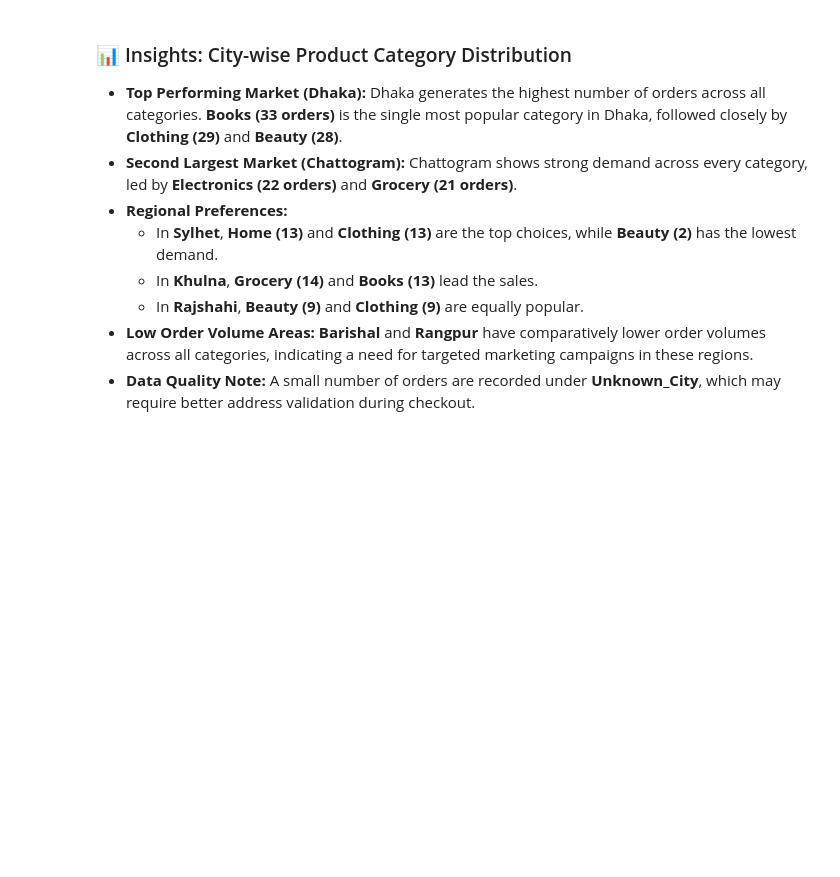
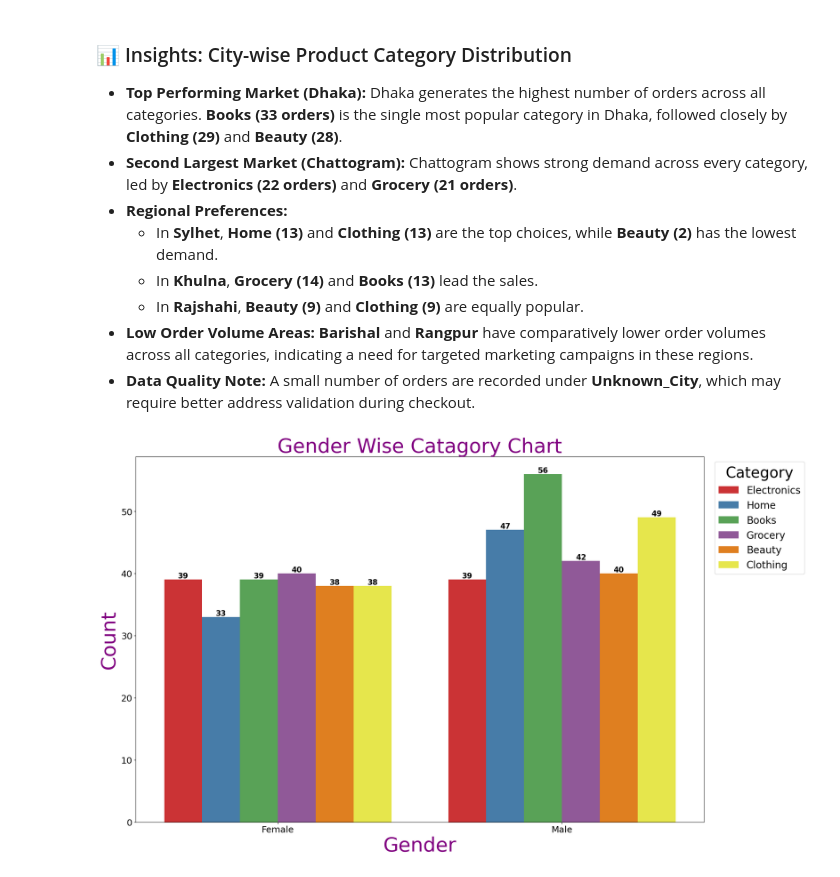
Before and after one commit to mdgolamrabbi22/Pandas, a Jupyter notebook: Project/Data analysis/Data_Visualaization.ipynb, the cells around one changed output. Saved outputs shown, nothing was run; the diff lists cells and outputs as text; code cells hidden in the pictures; blank space fills up the shorter version.

Commit message:
Data Visualaize

```diff
--- a/Project/Data analysis/Data_Visualaization.ipynb
+++ b/Project/Data analysis/Data_Visualaization.ipynb
@@ -67,3 +73,17 @@ plt.tight_layout()
   * In **Rajshahi**, **Beauty (9)** and **Clothing (9)** are equally popular.
 * **Low Order Volume Areas:** **Barishal** and **Rangpur** have comparatively lower order volumes across all categories, indicating a need for targeted marketing campaigns in these regions.
 * **Data Quality Note:** A small number of orders are recorded under **Unknown_City**, which may require better address validation during checkout.
+# %%
+plt.figure(figsize=(20,12))
+bar = sns.countplot(data=df,x="Gender",hue="Category",palette="Set1")
+for container in bar.containers:
+    bar.bar_label(container, fontsize=15, fontweight="bold")
+plt.title("Gender Wise Catagory Chart",fontsize=40,color="purple")
+plt.xlabel("Gender",fontsize=40,color="purple")
+plt.ylabel("Count",size=40,color="purple")
+plt.xticks(fontsize=18)
+plt.yticks(fontsize=18)
+plt.legend(title="Category", title_fontsize=30, fontsize=20, bbox_to_anchor=(1.01, 1), loc="upper left")
+plt.tight_layout()
+# %% [output]
+[figure, added]
```
Also changed, not shown: parts of 20 cells of this notebook.
